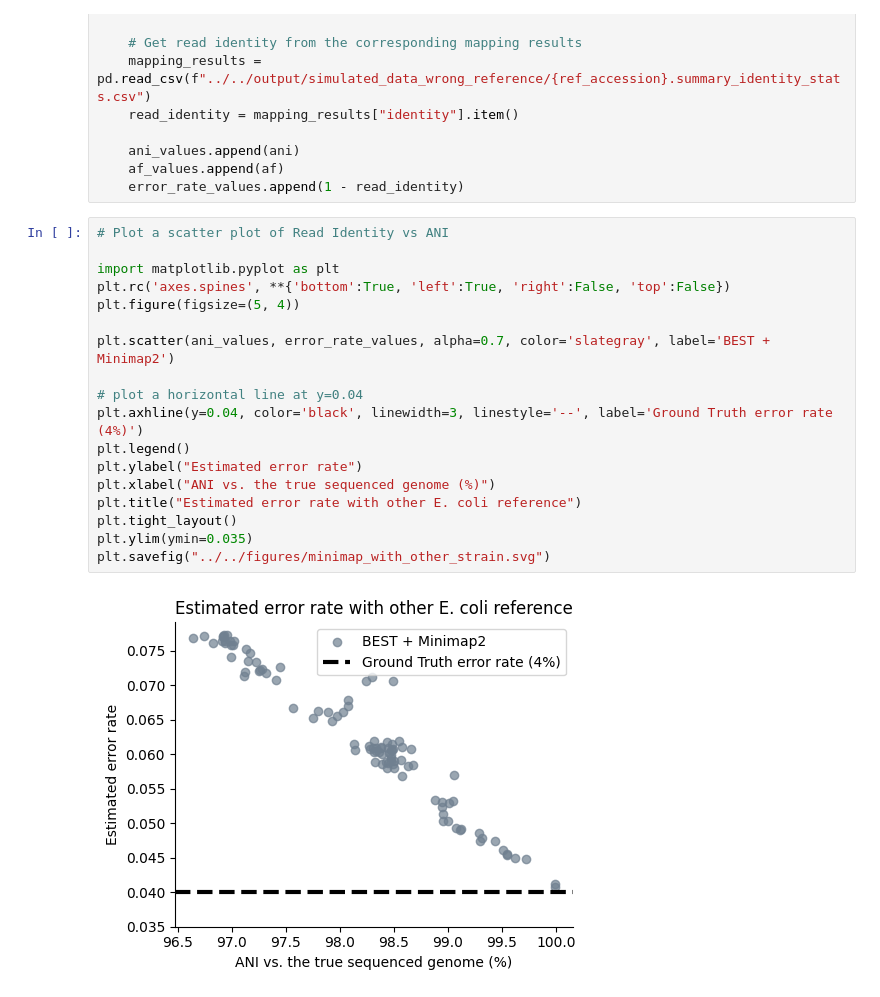
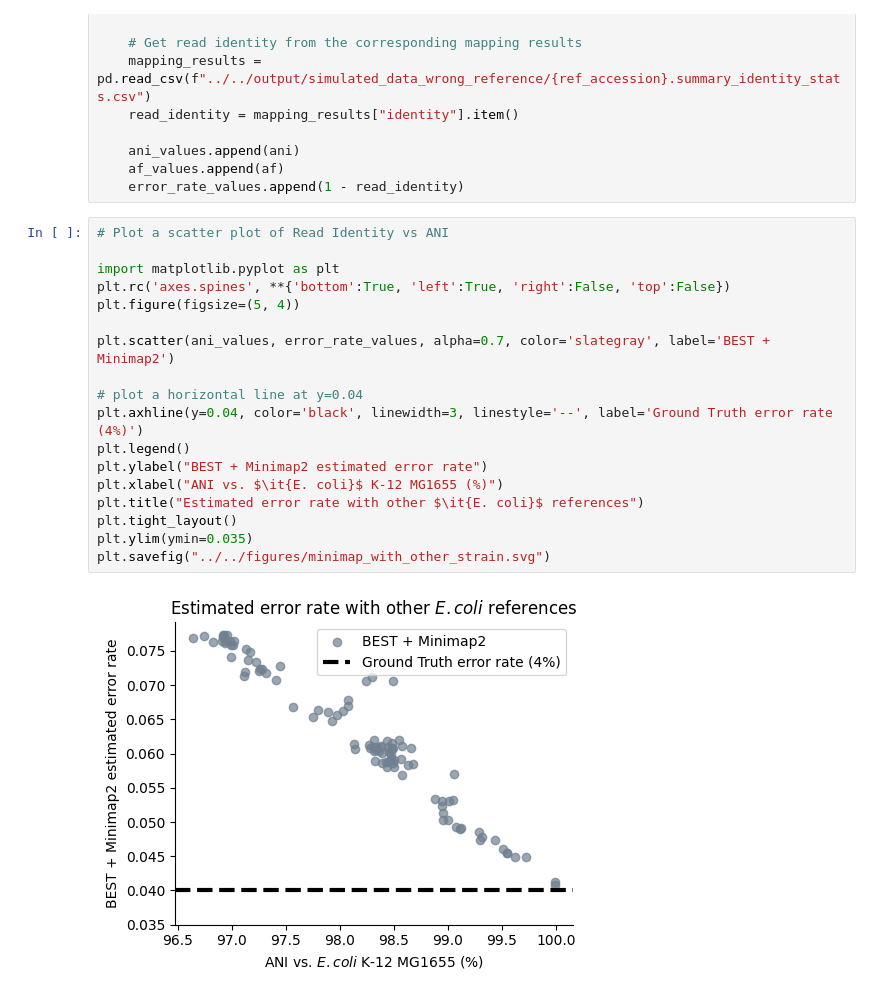
Before and after one commit to GZHoffie/skiver-test, a Jupyter notebook: experiments/simulated_data_wrong_reference/plot_results.ipynb, the cells around one changed output. Cells and saved outputs as stored; diff of their text form.

```diff
--- a/experiments/simulated_data_wrong_reference/plot_results.ipynb
+++ b/experiments/simulated_data_wrong_reference/plot_results.ipynb
@@ -34,20 +34,20 @@ for i in range(len(skani_results)):
 # %%
 # Plot a scatter plot of Read Identity vs ANI
 
 import matplotlib.pyplot as plt
 plt.rc('axes.spines', **{'bottom':True, 'left':True, 'right':False, 'top':False})
 plt.figure(figsize=(5, 4))
 
 plt.scatter(ani_values, error_rate_values, alpha=0.7, color='slategray', label='BEST + Minimap2')
 
 # plot a horizontal line at y=0.04
 plt.axhline(y=0.04, color='black', linewidth=3, linestyle='--', label='Ground Truth error rate (4%)')
 plt.legend()
-plt.ylabel("Estimated error rate")
-plt.xlabel("ANI vs. the true sequenced genome (%)")
-plt.title("Estimated error rate with other E. coli reference")
+plt.ylabel("BEST + Minimap2 estimated error rate")
+plt.xlabel("ANI vs. $\it{E. coli}$ K-12 MG1655 (%)")
+plt.title("Estimated error rate with other $\it{E. coli}$ references")
 plt.tight_layout()
 plt.ylim(ymin=0.035)
 plt.savefig("../../figures/minimap_with_other_strain.svg")
 # %% [output]
-[figure, old version]
+[figure, new version]
```
Also changed, not shown: parts of 1 cell of this notebook, 9 other files.
